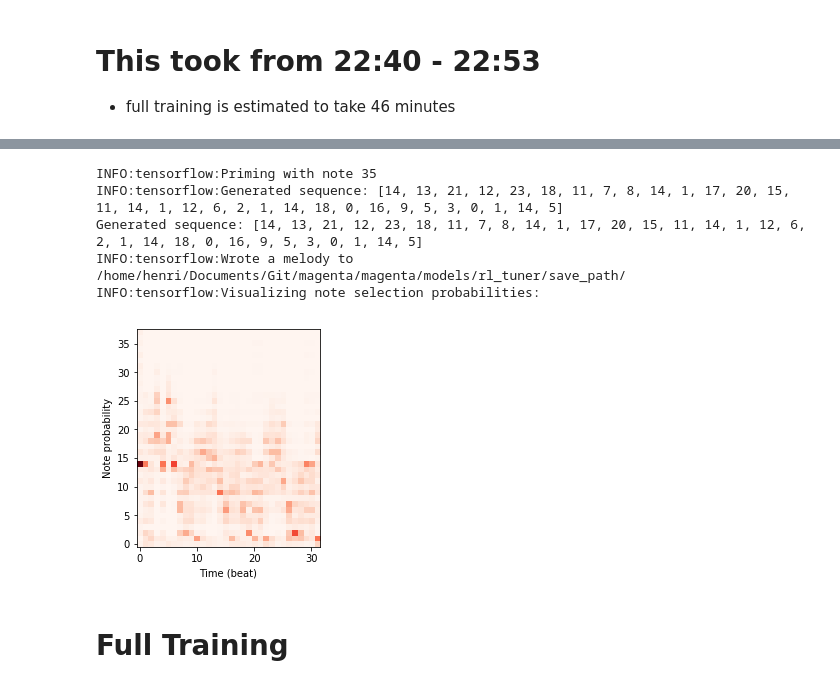
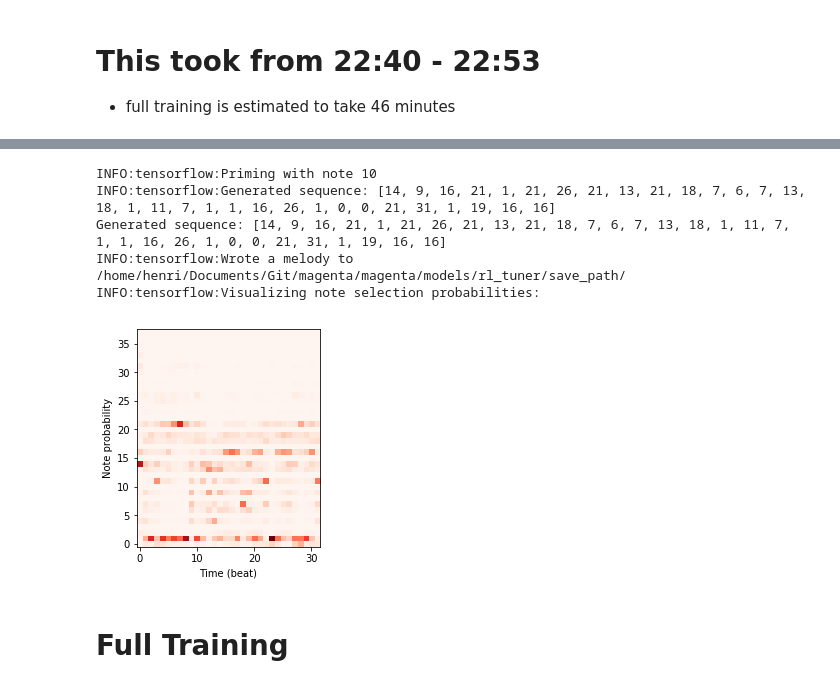
Before and after one commit to herougo/magenta, a Jupyter notebook: magenta/models/rl_tuner/rl_tuner.ipynb, the cells around one changed output, grey strips where cells are left out. Drawn from its saved outputs; the diff is of its cells as text; code cells hidden in the pictures.

```diff
--- a/magenta/models/rl_tuner/rl_tuner.ipynb
+++ b/magenta/models/rl_tuner/rl_tuner.ipynb
@@ -105,12 +127,12 @@ rl_net.plot_evaluation()
 # %%
-rl_net.generate_music_sequence(visualize_probs=True, title='post_little_rl5', length=32)
+rl_net.generate_music_sequence(visualize_probs=True, title='post_little_rl2-1', length=32)
 # %% [output]
-INFO:tensorflow:Priming with note 35
-INFO:tensorflow:Generated sequence: [14, 13, 21, 12, 23, 18, 11, 7, 8, 14, 1, 17, 20, 15, 11, 14, 1, 12, 6, 2, 1, 14, 18, 0, 16, 9, 5, 3, 0, 1, 14, 5]
-Generated sequence: [14, 13, 21, 12, 23, 18, 11, 7, 8, 14, 1, 17, 20, 15, 11, 14, 1, 12, 6, 2, 1, 14, 18, 0, 16, 9, 5, 3, 0, 1, 14, 5]
+INFO:tensorflow:Priming with note 10
+INFO:tensorflow:Generated sequence: [14, 9, 16, 21, 1, 21, 26, 21, 13, 21, 18, 7, 6, 7, 13, 18, 1, 11, 7, 1, 1, 16, 26, 1, 0, 0, 21, 31, 1, 19, 16, 16]
+Generated sequence: [14, 9, 16, 21, 1, 21, 26, 21, 13, 21, 18, 7, 6, 7, 13, 18, 1, 11, 7, 1, 1, 16, 26, 1, 0, 0, 21, 31, 1, 19, 16, 16]
 INFO:tensorflow:Wrote a melody to /home/henri/Documents/Git/magenta/magenta/models/rl_tuner/save_path/
 INFO:tensorflow:Visualizing note selection probabilities:
-[figure, old version]
+[figure, new version]
 # %% [markdown]
 # Full Training
 # %%
```
Also changed, not shown: parts of 12 cells of this notebook, 2 other files.
